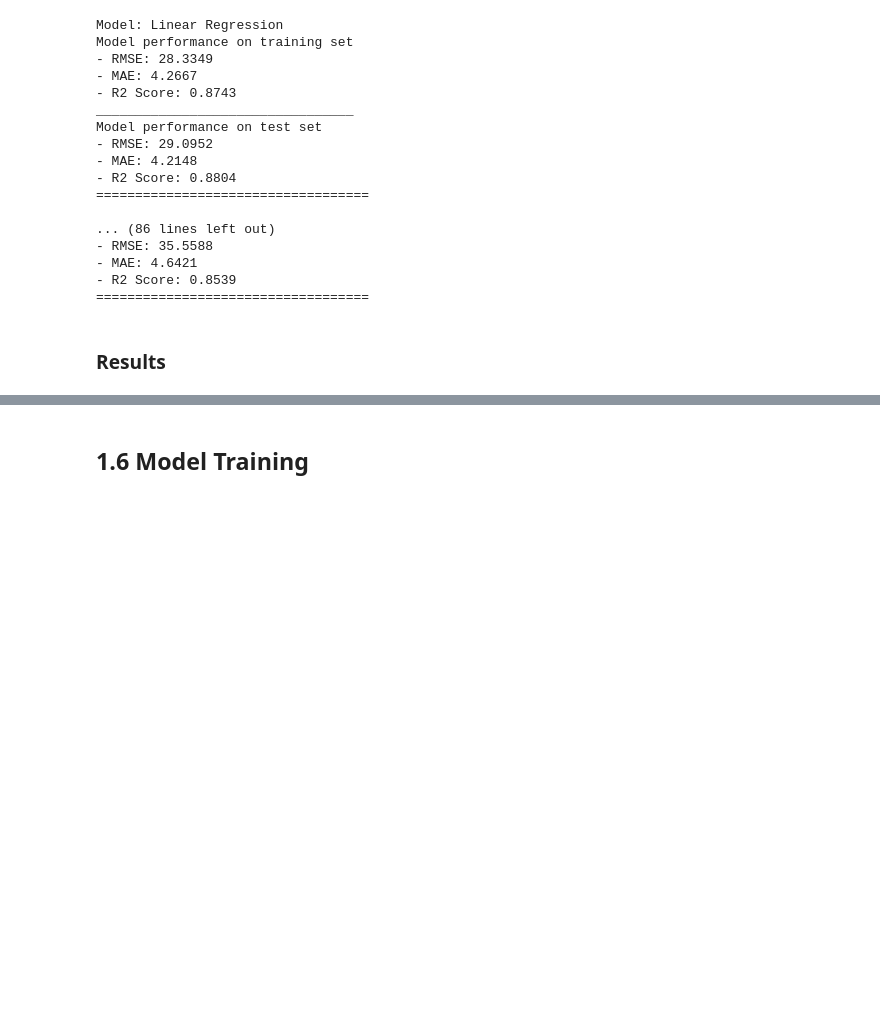
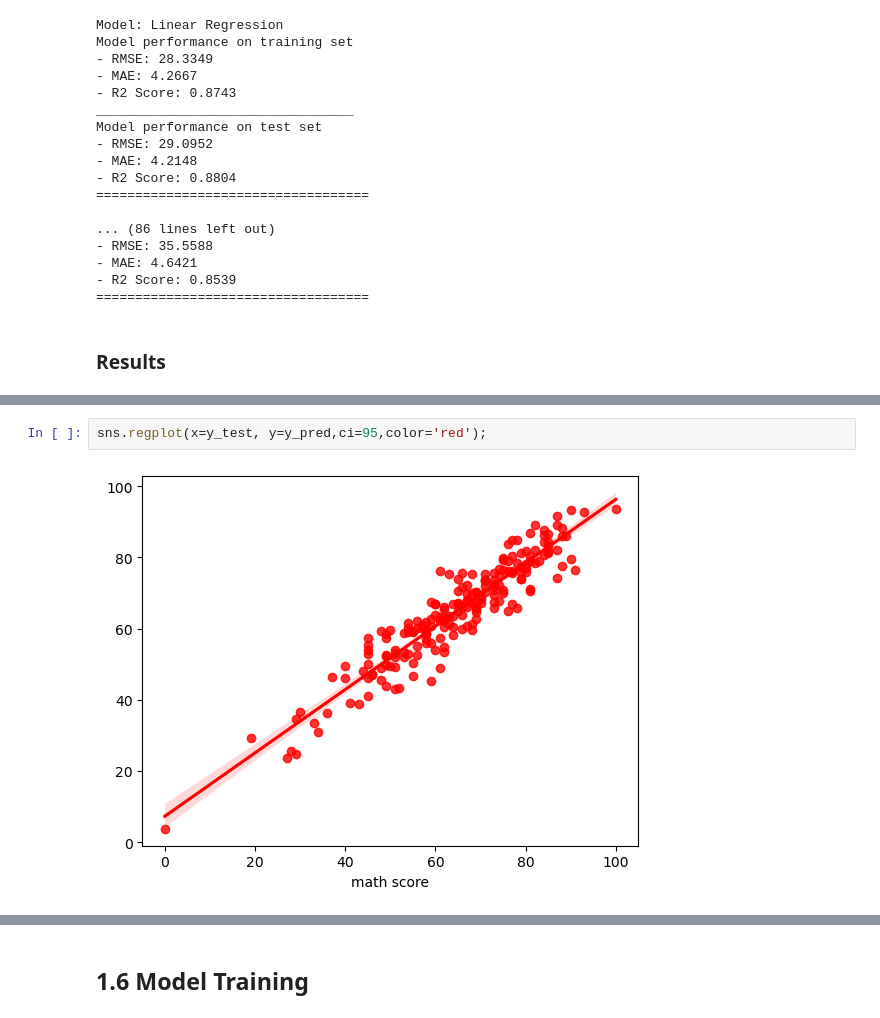
Before and after one commit to Boni694/mlproject, a Jupyter notebook: notebook/2. MODEL TRAINING.ipynb, the cells around one changed output, grey strips where cells are left out. Drawn from its saved outputs; the diff is of its cells as text; blank space fills up the shorter version.

```diff
--- a/notebook/2. MODEL TRAINING.ipynb
+++ b/notebook/2. MODEL TRAINING.ipynb
@@ -229,0 +262,4 @@ Model performance on test set
+# %%
+sns.regplot(x=y_test, y=y_pred,ci=95,color='red');
+# %% [output]
+[figure, added]
```
Also changed, not shown: parts of 6 cells of this notebook, 5 other files.
